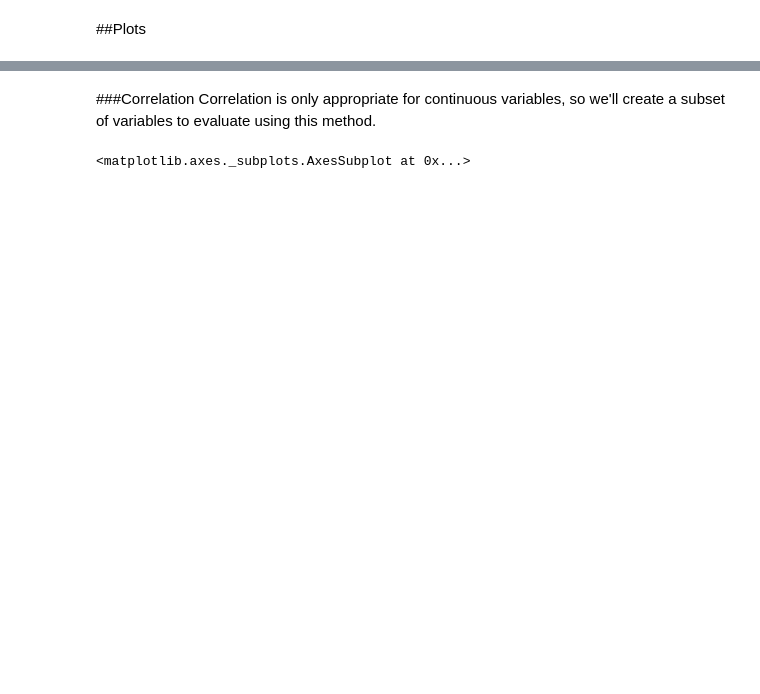
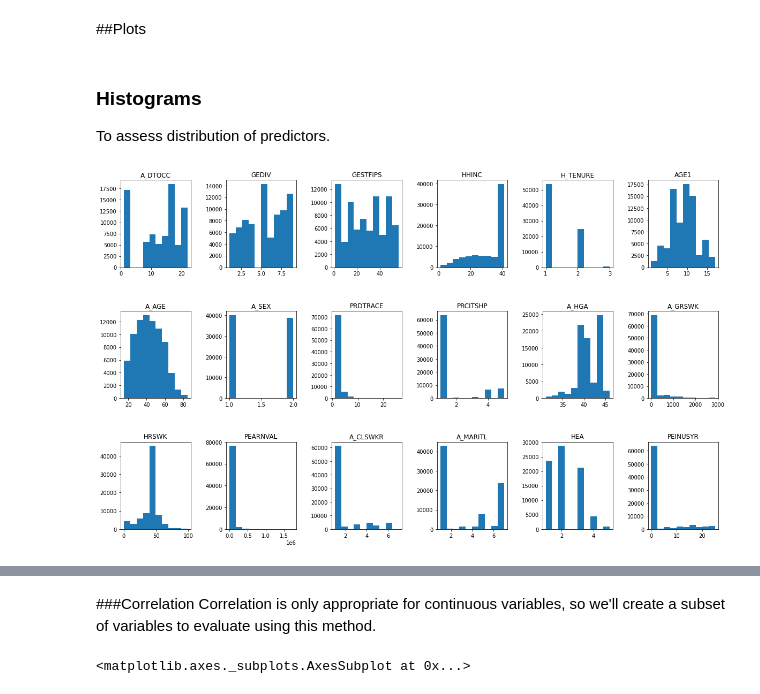
Before and after one commit to cfcastillo/DS-6-Notebooks, a Jupyter notebook: 2_Education_Capstone_EDA_and_Processing.ipynb, the cells around one changed output, grey strips where cells are left out. Cells and saved outputs as stored; diff of their text form; code cells hidden in the pictures; blank space fills up the shorter version.

```diff
--- a/2_Education_Capstone_EDA_and_Processing.ipynb
+++ b/2_Education_Capstone_EDA_and_Processing.ipynb
@@ -232,0 +237,26 @@ Name: A_DTOCC, dtype: float64
+# %% [markdown]
+### Histograms
+
+To assess distribution of predictors.
+# %%
+# Confirm distribution for all columns to note biases in the data.
+hist_cols = [which_target,'GEDIV','GESTFIPS','HHINC','H_TENURE','AGE1',
+             'A_AGE', 'A_SEX', 'PRDTRACE', 'PRCITSHP', 'A_HGA', 'A_GRSWK','HRSWK','PEARNVAL',
+             'A_CLSWKR', 'A_MARITL', 'HEA','PEINUSYR']
+hist_df = asec_final.filter(items=hist_cols, axis=1)
+
+dim_y = 3
+dim_x = 6
+fig, axs = plt.subplots(dim_y,dim_x, figsize = (20,12))
+plt.subplots_adjust(wspace=.5,hspace=.5)
+
+# All data
+n = 0
+for i in range(dim_y): #loop rows
+  for j in range(dim_x): #loop cols
+    col = hist_df.columns[n]
+    axs[i,j].hist(hist_df[col])
+    axs[i,j].set_title(col)
+    n+=1
+# %% [output]
+[figure, added]
```
Also changed, not shown: parts of 20 cells of this notebook.
